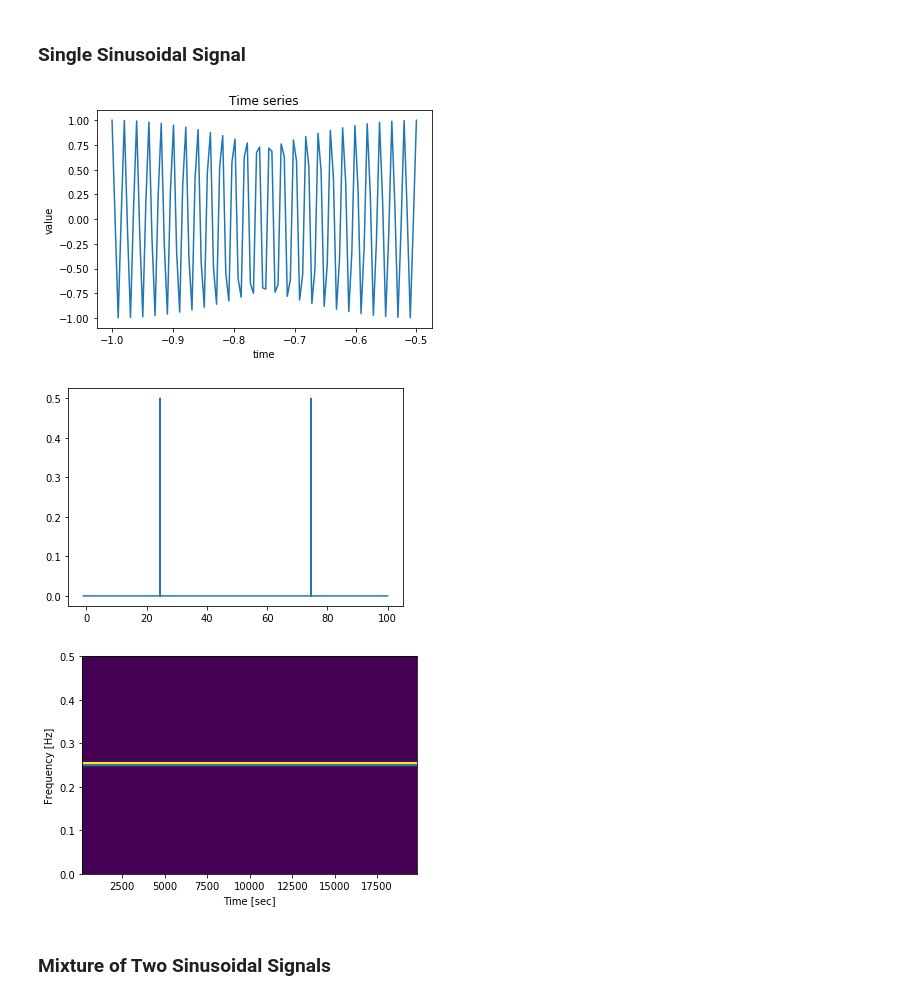
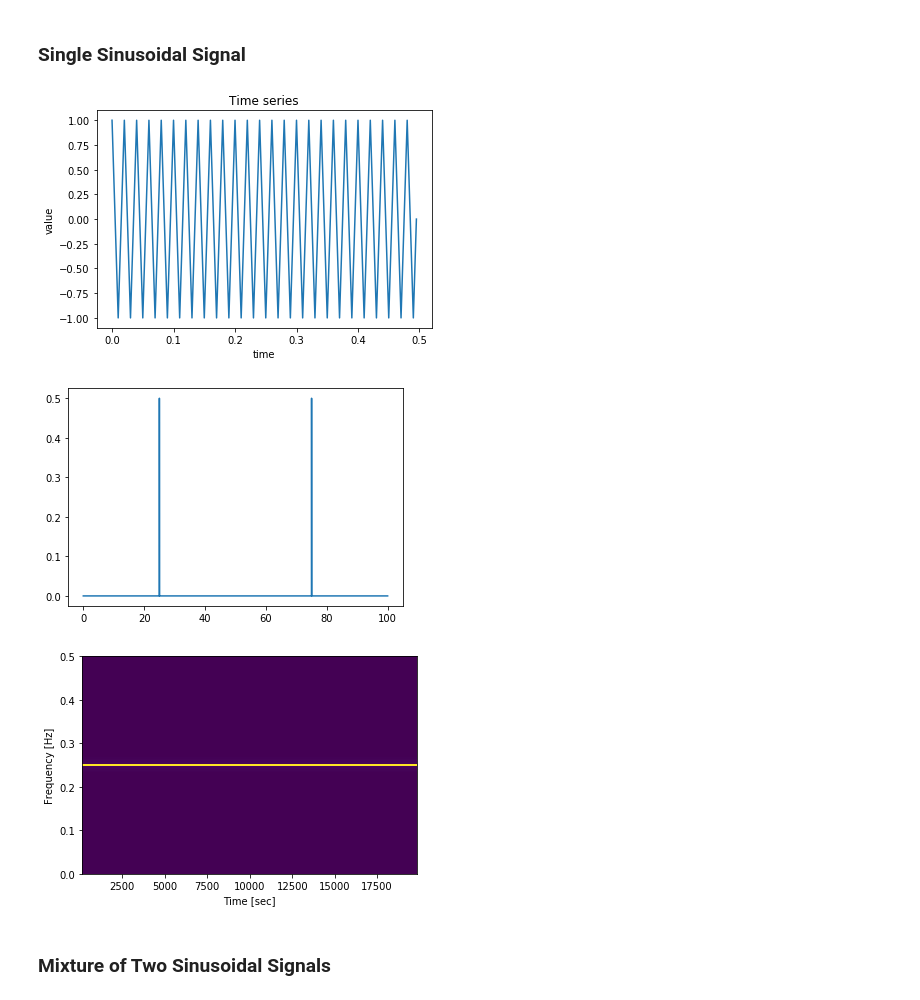
Before and after one commit to jimmyhu4/time-series-intro, a Jupyter notebook: spectrum_analysis.ipynb, the cells around one changed output. Drawn from its saved outputs; the diff is of its cells as text; code cells hidden in the pictures.

```diff
--- a/spectrum_analysis.ipynb
+++ b/spectrum_analysis.ipynb
@@ -36,23 +36,23 @@ def ts_spectrogram(sig):
 # %% [markdown]
 ### Single Sinusoidal Signal
 # %%
-t = np.linspace(-1, 100, 20000, endpoint=False)
+t = np.linspace(0, 100, 20000, endpoint=False)
 sig  = np.cos(2 * np.pi * 50 * t)
 
 # Original time series
 ts_plot(t[:100], sig[:100])
 
 # Fourier transform
 fftarray = fft(sig)
 plt.plot(t, 1/20000 *fftarray)
 plt.show()
 
 # Spectrogram
 ts_spectrogram(sig)
 # %% [output]
-[figure, old version]
+[figure, new version]
-[figure, old version]
+[figure, new version]
-[figure, old version]
+[figure, new version]
 # %% [markdown]
 ### Mixture of Two Sinusoidal Signals
 # %%
```
